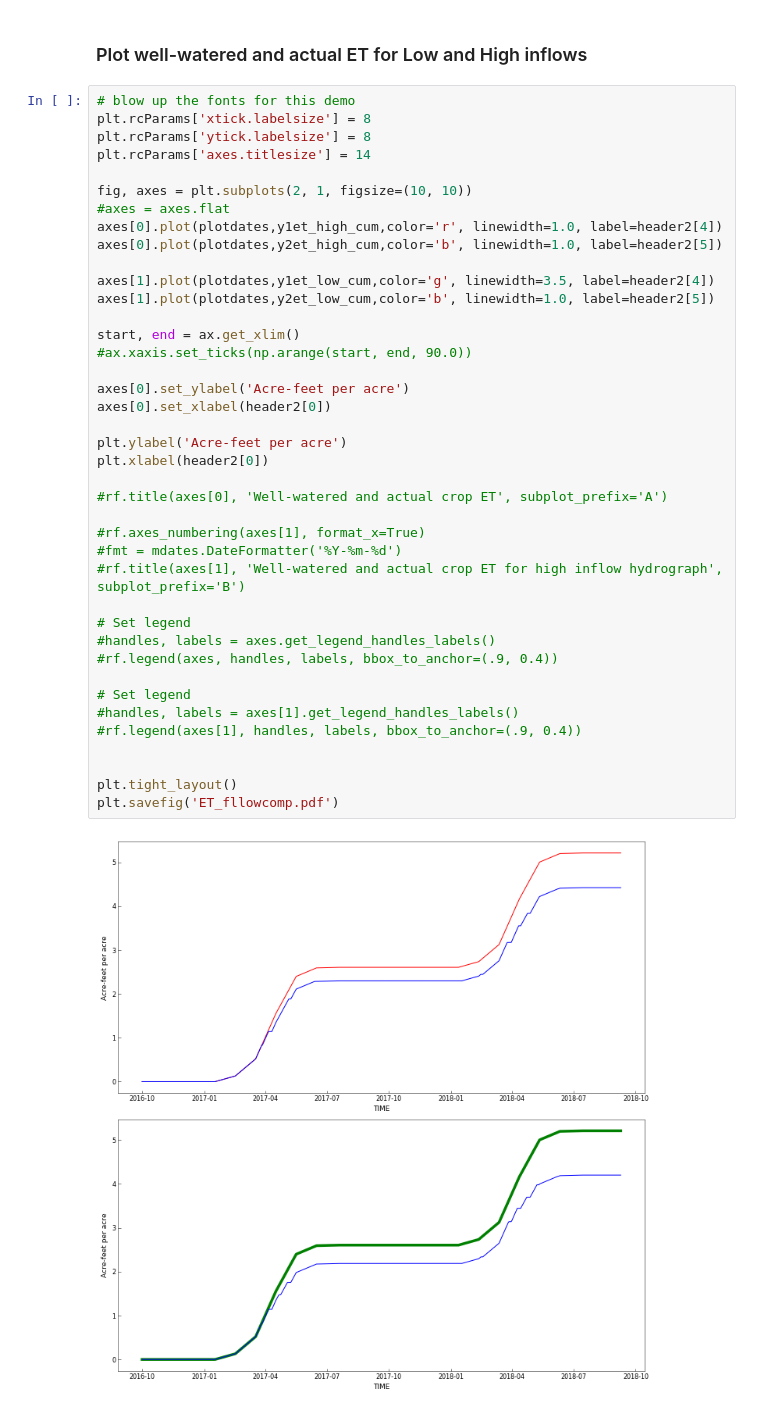
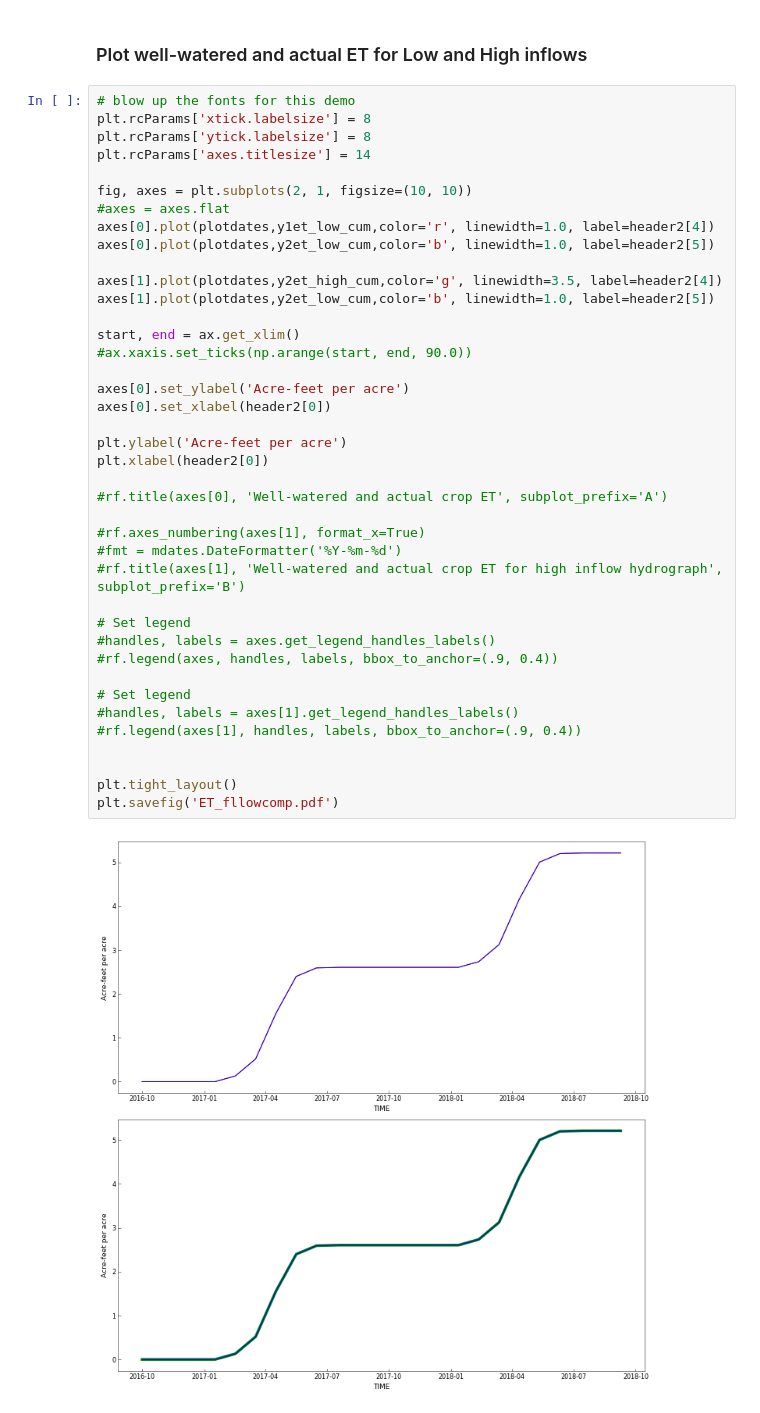
Before and after one commit to rniswon/mfnwt, a Jupyter notebook: Examples/AgWaterUse/Agwater1/notebook/Ag_ETdemand.ipynb, the cells around one changed output. Saved outputs shown, nothing was run; the diff lists cells and outputs as text.

```diff
--- a/Examples/AgWaterUse/Agwater1/notebook/Ag_ETdemand.ipynb
+++ b/Examples/AgWaterUse/Agwater1/notebook/Ag_ETdemand.ipynb
@@ -393,37 +396,37 @@ plt.rcParams['axes.titlesize'] = 14
 
 fig, axes = plt.subplots(2, 1, figsize=(10, 10))
 #axes = axes.flat
-axes[0].plot(plotdates,y1et_high_cum,color='r', linewidth=1.0, label=header2[4])
-axes[0].plot(plotdates,y2et_high_cum,color='b', linewidth=1.0, label=header2[5])
+axes[0].plot(plotdates,y1et_low_cum,color='r', linewidth=1.0, label=header2[4])
+axes[0].plot(plotdates,y2et_low_cum,color='b', linewidth=1.0, label=header2[5])
 
-axes[1].plot(plotdates,y1et_low_cum,color='g', linewidth=3.5, label=header2[4])
+axes[1].plot(plotdates,y2et_high_cum,color='g', linewidth=3.5, label=header2[4])
 axes[1].plot(plotdates,y2et_low_cum,color='b', linewidth=1.0, label=header2[5])
 
 start, end = ax.get_xlim()
 #ax.xaxis.set_ticks(np.arange(start, end, 90.0))
 
 axes[0].set_ylabel('Acre-feet per acre')
 axes[0].set_xlabel(header2[0])
 
 plt.ylabel('Acre-feet per acre')
 plt.xlabel(header2[0])
 
 #rf.title(axes[0], 'Well-watered and actual crop ET', subplot_prefix='A')
 
 #rf.axes_numbering(axes[1], format_x=True)
 #fmt = mdates.DateFormatter('%Y-%m-%d')
 #rf.title(axes[1], 'Well-watered and actual crop ET for high inflow hydrograph', subplot_prefix='B')
 
 # Set legend
 #handles, labels = axes.get_legend_handles_labels()
 #rf.legend(axes, handles, labels, bbox_to_anchor=(.9, 0.4))
 
 # Set legend
 #handles, labels = axes[1].get_legend_handles_labels()
 #rf.legend(axes[1], handles, labels, bbox_to_anchor=(.9, 0.4))
 
 
 plt.tight_layout()
 plt.savefig('ET_fllowcomp.pdf')
 # %% [output]
-[figure, old version]
+[figure, new version]
```
Also changed, not shown: parts of 7 cells of this notebook, 8 other files.
